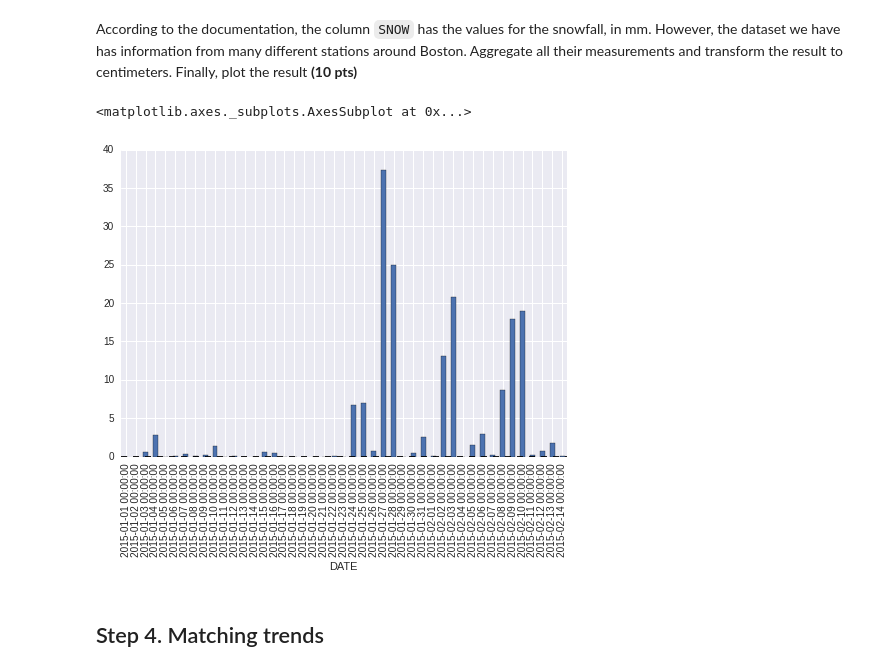
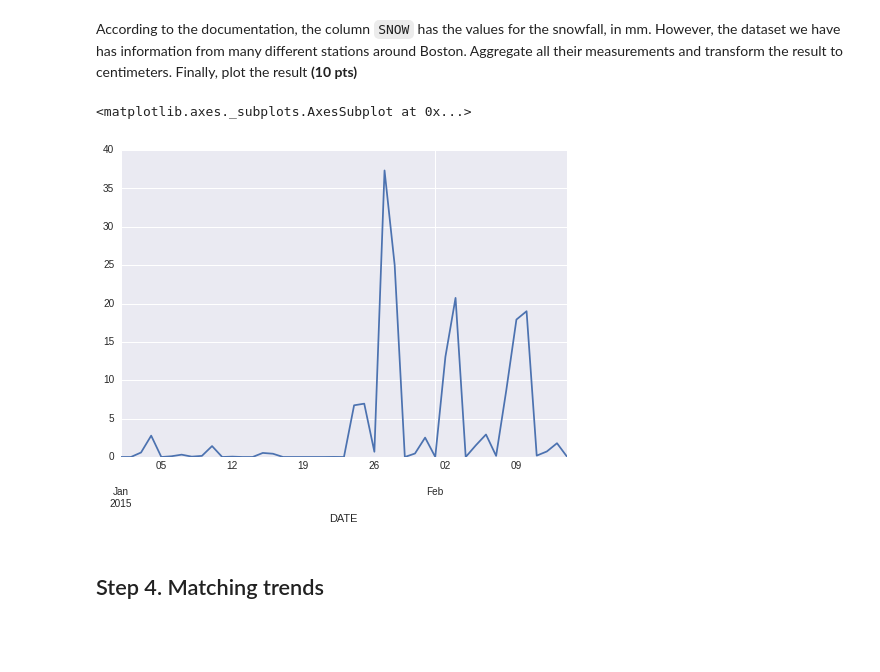
Before and after one commit to tangdj/spring-2015-homeworks, a Jupyter notebook: submissions/Homework-2/2.Pandas-in-Boston.ipynb, the cells around one changed output. Drawn from its saved outputs; the diff is of its cells as text; code cells hidden in the pictures; blank space fills up the shorter version.

```diff
--- a/submissions/Homework-2/2.Pandas-in-Boston.ipynb
+++ b/submissions/Homework-2/2.Pandas-in-Boston.ipynb
@@ -339,16 +339,16 @@ According to the documentation, the column `SNOW` has the values for the snowfal
 # %%
 # Write your code here
 import numpy as np
 def divide(x,divide=10):
     return x/divide
 snow_data= snow_data.fillna(0)
 for i in snow_data.index:
     if snow_data['SNOW'][i]<0:
         snow_data['SNOW'][i]=0
-(snow_data.groupby("DATE").SNOW.mean()/10).plot("bar")
+(snow_data.groupby("DATE").SNOW.mean()/10).plot()
 # %% [output]
 <matplotlib.axes._subplots.AxesSubplot at 0x...>
-[figure, old version]
+[figure, new version]
 # %% [markdown]
 ## Step 4. Matching trends
 # %% [markdown]
```
